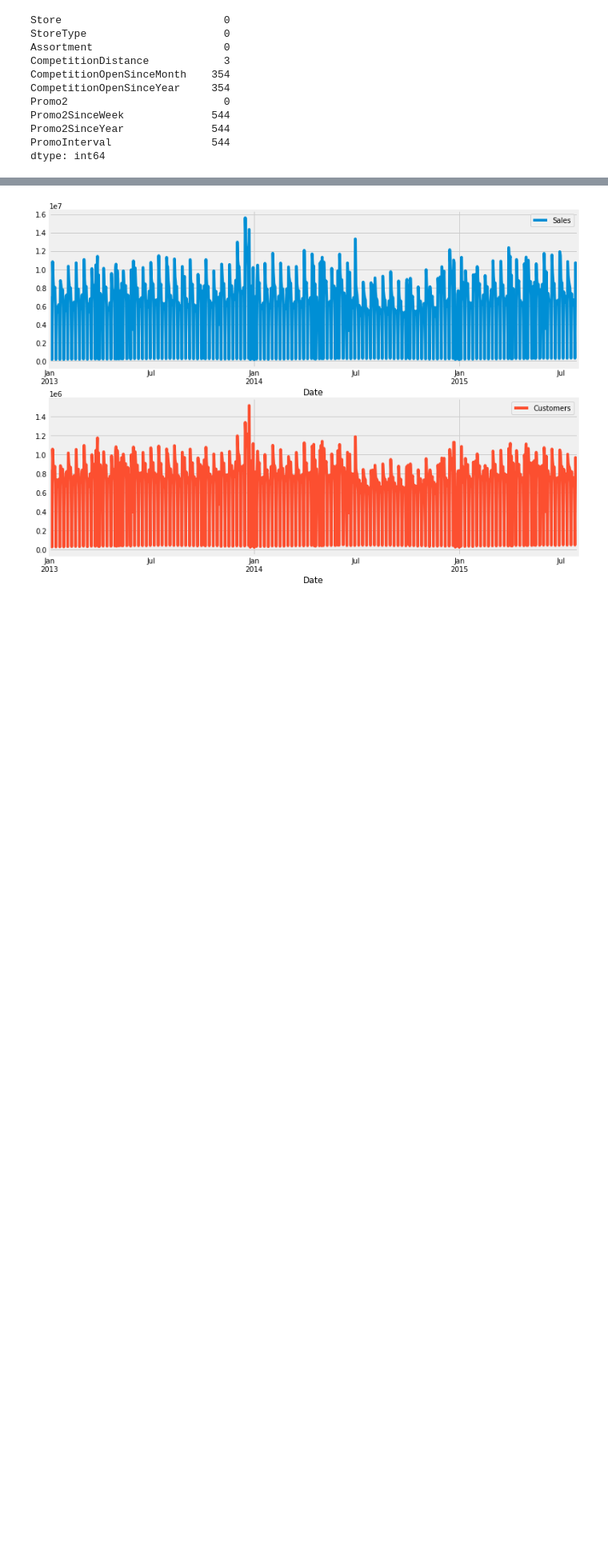
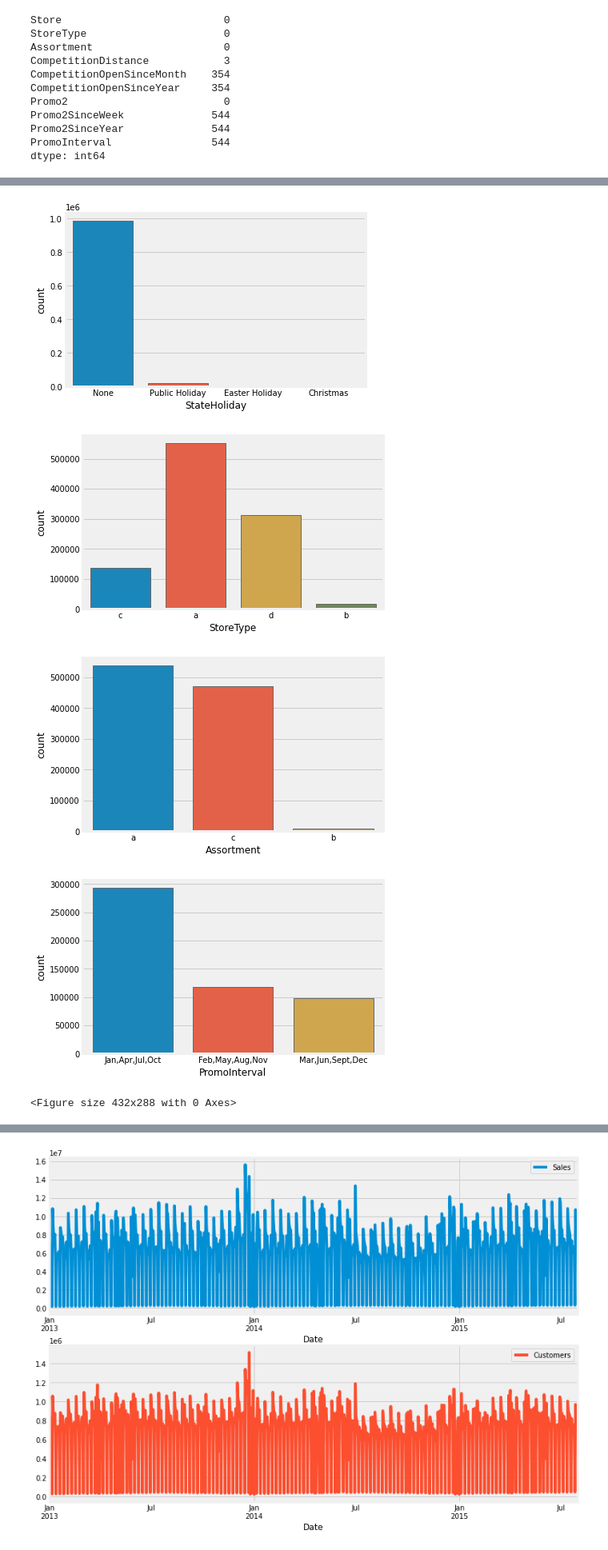
Before and after one commit to fbagire/pharmaceutical_sales_forecast, a Jupyter notebook: notebook/EDA.ipynb, the cells around one changed output, grey strips where cells are left out. Shown at 80% size. Drawn from its saved outputs; the diff is of its cells as text; code cells hidden in the pictures; blank space fills up the shorter version.

```diff
--- a/notebook/EDA.ipynb
+++ b/notebook/EDA.ipynb
@@ -150,3 +156,5 @@ missing_perc(test_df)
+# %%
+cat_cols=['StateHoliday','StoreType','Assortment','PromoInterval']
 # %%
 _=train_df[list(train_df.columns.difference(['Store']))].hist(figsize=(11,12))
 # %% [output]
@@ -154,3 +162,13 @@ _=train_df[list(train_df.columns.difference(['Store']))].hist(figsize=(11,12))
+# %%
+for col in cat_cols:
+    sns.countplot(x=col,data=train_df)
+    plt.figure()
+# %% [output]
+[figure, added]
+[figure, added]
+[figure, added]
+[figure, added]
+<Figure size 432x288 with 0 Axes>
 # %%
 _=test_df[list(test_df.columns.difference(['Id','Store']))].hist(figsize=(11,12))
 # %% [output]
```
Also changed, not shown: parts of 18 cells of this notebook.
